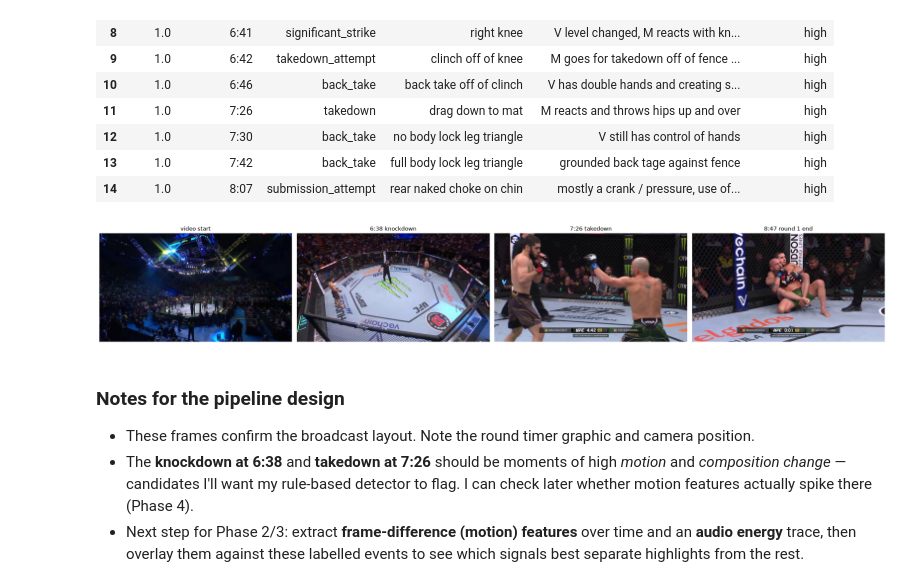
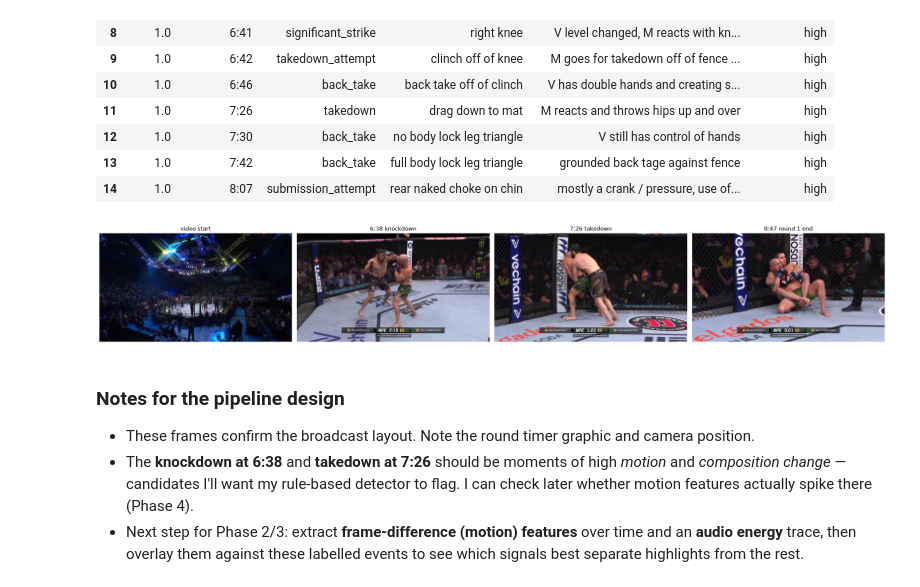
Before and after one commit to daniel-dignam/FightSmart, a Jupyter notebook: notebooks/02_video_exploration.ipynb, the cells around one changed output. Cells and saved outputs as stored; diff of their text form; code cells hidden in the pictures.

```diff
--- a/notebooks/02_video_exploration.ipynb
+++ b/notebooks/02_video_exploration.ipynb
@@ -117,23 +117,23 @@ df.head(15)
 # %%
 # Show frames at a few landmark events from the manual labels.
 # Each entry: (label_time, title)
 landmarks = [
     (0, "video start"),
-    (226, "6:38 knockdown"),
-    (246, "7:26 takedown"),
+    (398, "6:38 knockdown"),
+    (446, "7:26 takedown"),
     (527, "8:47 round 1 end"),
 ]
 
 fig, axes = plt.subplots(1, len(landmarks), figsize=(24, 7))
 for ax, (second, title) in zip(axes, landmarks):
     frame = frame_at_second(VIDEO, second)
     ax.imshow(bgr_to_rgb(frame))
     ax.set_title(title)
     ax.axis("off")
 plt.tight_layout()
 plt.show()
 # %% [output]
-[figure, old version]
+[figure, new version]
 # %% [markdown]
 ### Notes for the pipeline design
 - These frames confirm the broadcast layout. Note the round timer graphic and camera position.
```
Also changed, not shown: 8 other files.
